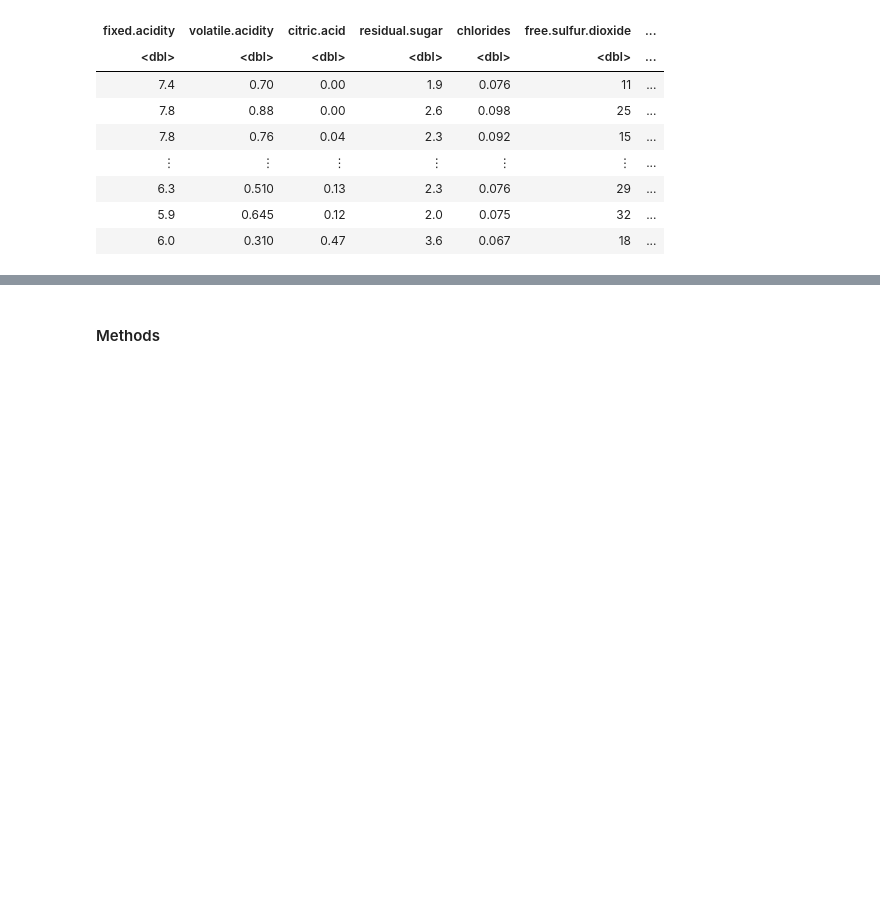
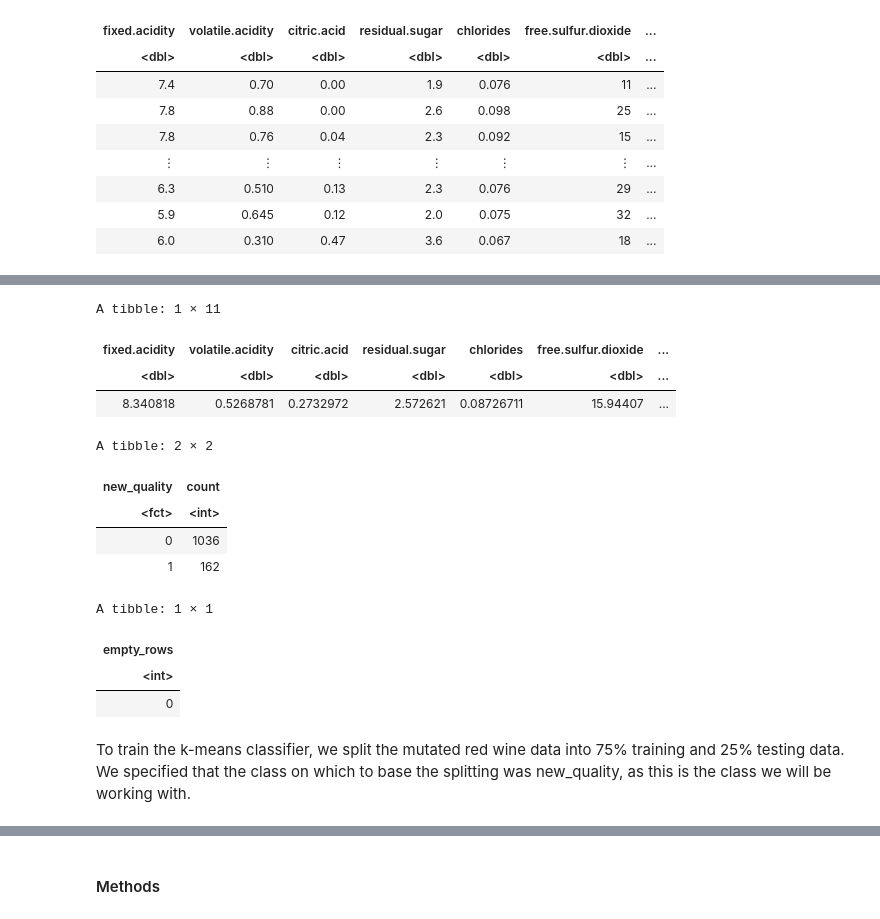
Before and after one commit to man-on-wire/Vinho-Verde, a Jupyter notebook: Written Proposal.ipynb, the cells around one changed output, grey strips where cells are left out. Cells and saved outputs as stored; diff of their text form; code cells hidden in the pictures; blank space fills up the shorter version.

```diff
--- a/Written Proposal.ipynb
+++ b/Written Proposal.ipynb
@@ -67 +88,32 @@ A tibble: 1599 × 13
+# %%
+red_wine_quality_count <- red_wine_train |>
+    group_by(new_quality) |>
+    summarize(count = n())
+
+missing_data <- red_wine_train |>
+    summarize(empty_rows = sum(is.na(" ")))
+
+red_wine_mean <- red_wine_train |>
+    select(-quality) |>
+    summarize(across(fixed.acidity:alcohol, mean))
+
+red_wine_mean
+red_wine_quality_count
+missing_data
+# %% [output]
+A tibble: 1 × 11
+| fixed.acidity | volatile.acidity | citric.acid | residual.sugar | chlorides | free.sulfur.dioxide | ... |
+| <dbl> | <dbl> | <dbl> | <dbl> | <dbl> | <dbl> | ... |
+| 8.340818 | 0.5268781 | 0.2732972 | 2.572621 | 0.08726711 | 15.94407 | ... |
+A tibble: 2 × 2
+| new_quality | count |
+| <fct> | <int> |
+| 0 | 1036 |
+| 1 | 162 |
+A tibble: 1 × 1
+| empty_rows |
+| <int> |
+| 0 |
+# %% [markdown]
+To train the k-means classifier, we split the mutated red wine data into 75% training and 25% testing data. We specified that the class on which to base the splitting was new_quality, as this is the class we will be working with.
 # %%
```
Also changed, not shown: parts of 18 cells of this notebook.
